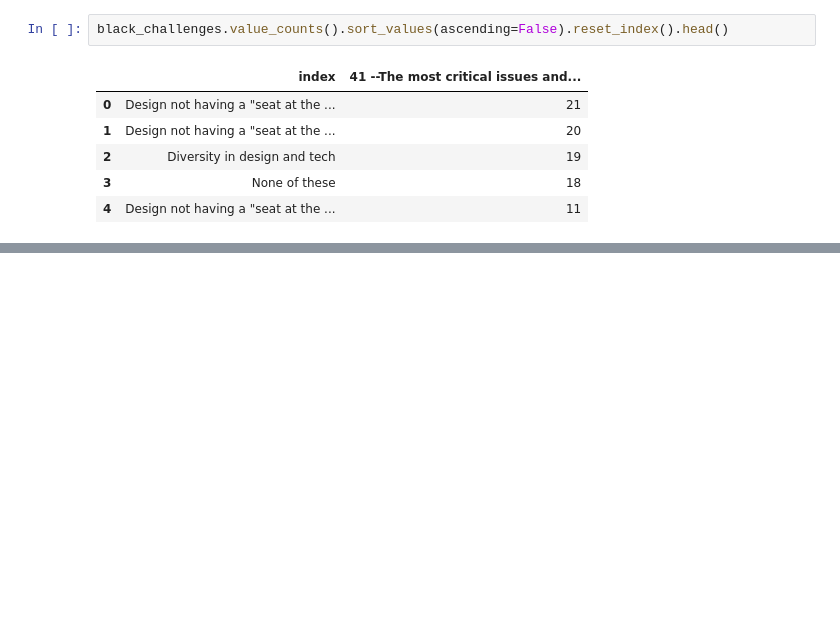
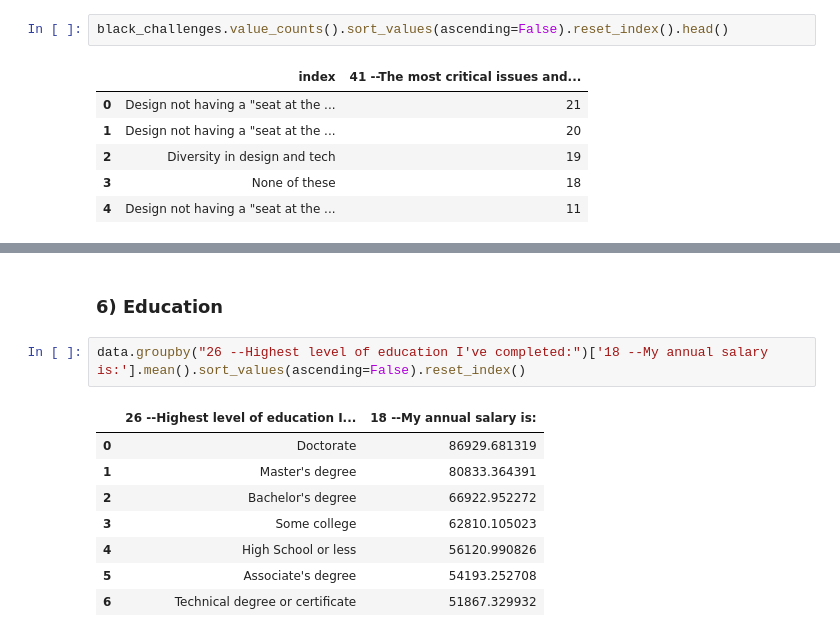
Before and after one commit to helloeujin/python, a Jupyter notebook: design.ipynb, the cells around one changed output, grey strips where cells are left out. Saved outputs shown, nothing was run; the diff lists cells and outputs as text; blank space fills up the shorter version.

```diff
--- a/design.ipynb
+++ b/design.ipynb
@@ -185,0 +334,13 @@ black_challenges.value_counts().sort_values(ascending=False).reset_index().head(
+# %% [markdown]
+### 6) Education
+# %%
+data.groupby("26 --Highest level of education I've completed:")['18 --My annual salary is:'].mean().sort_values(ascending=False).reset_index()
+# %% [output]
+|  | 26 --Highest level of education I... | 18 --My annual salary is: |
+| 0 | Doctorate | 86929.681319 |
+| 1 | Master's degree | 80833.364391 |
+| 2 | Bachelor's degree | 66922.952272 |
+| 3 | Some college | 62810.105023 |
+| 4 | High School or less | 56120.990826 |
+| 5 | Associate's degree | 54193.252708 |
+| 6 | Technical degree or certificate | 51867.329932 |
```
Also changed, not shown: parts of 45 cells of this notebook.
